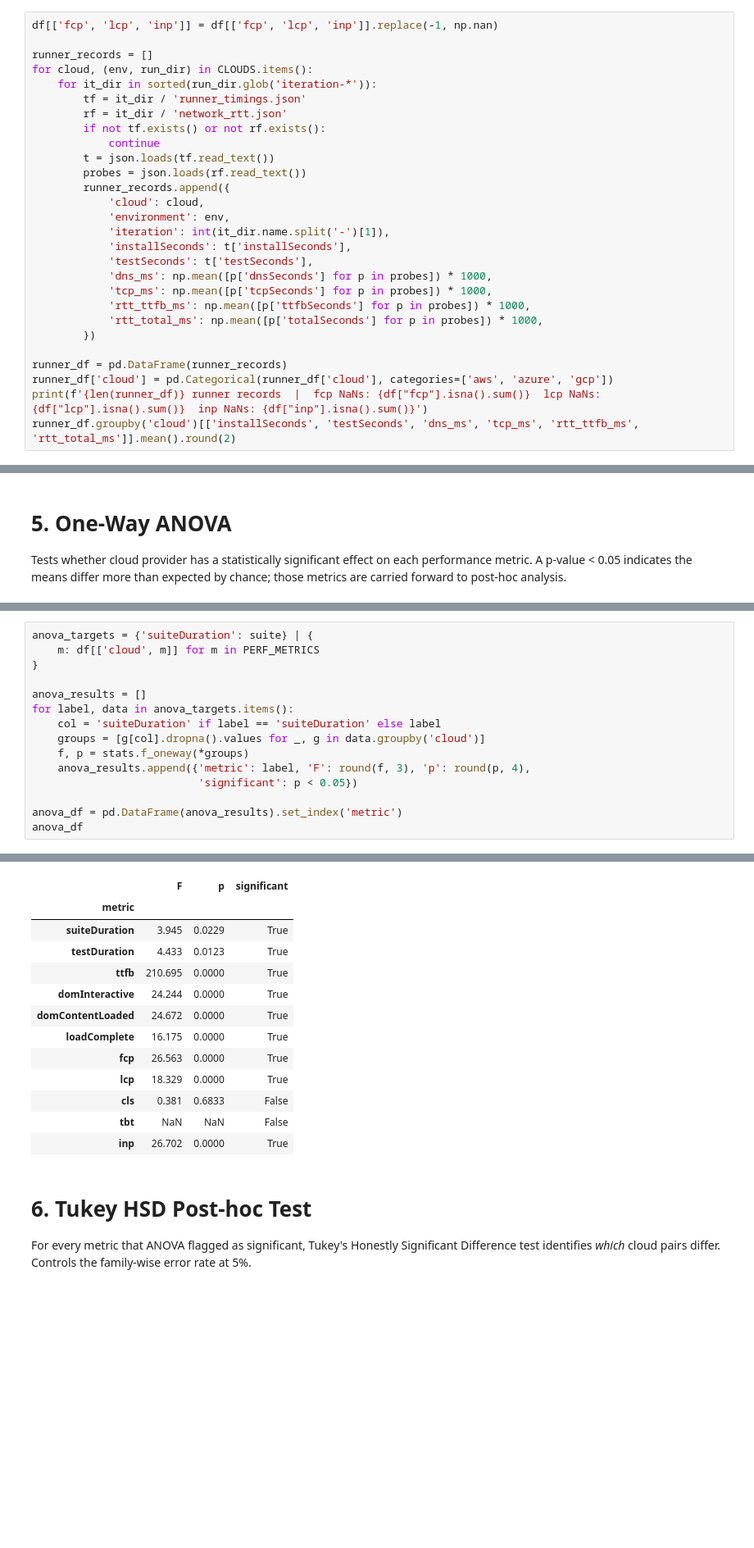
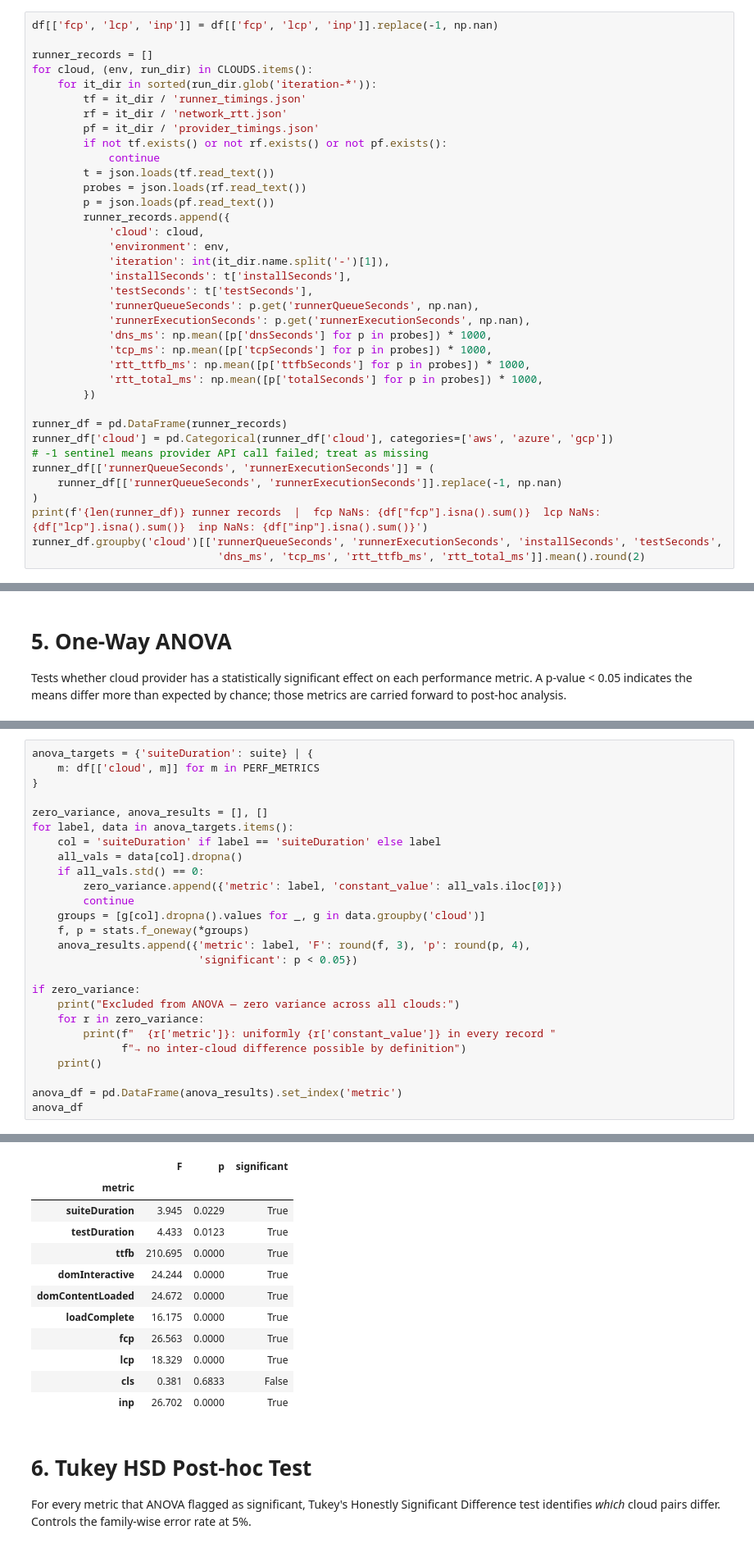
Before and after one commit to asuujx/master-thesis, a Jupyter notebook: data/descriptive.ipynb, the cells around one changed output, grey strips where cells are left out. Shown at 82% size. Cells and saved outputs as stored; diff of their text form; blank space fills up the shorter version.

```diff
--- a/data/descriptive.ipynb
+++ b/data/descriptive.ipynb
@@ -74,16 +74,20 @@ for cloud, (env, run_dir) in CLOUDS.items():
     for it_dir in sorted(run_dir.glob('iteration-*')):
         tf = it_dir / 'runner_timings.json'
         rf = it_dir / 'network_rtt.json'
-        if not tf.exists() or not rf.exists():
+        pf = it_dir / 'provider_timings.json'
+        if not tf.exists() or not rf.exists() or not pf.exists():
             continue
         t = json.loads(tf.read_text())
         probes = json.loads(rf.read_text())
+        p = json.loads(pf.read_text())
         runner_records.append({
             'cloud': cloud,
             'environment': env,
             'iteration': int(it_dir.name.split('-')[1]),
             'installSeconds': t['installSeconds'],
             'testSeconds': t['testSeconds'],
+            'runnerQueueSeconds': p.get('runnerQueueSeconds', np.nan),
+            'runnerExecutionSeconds': p.get('runnerExecutionSeconds', np.nan),
             'dns_ms': np.mean([p['dnsSeconds'] for p in probes]) * 1000,
             'tcp_ms': np.mean([p['tcpSeconds'] for p in probes]) * 1000,
             'rtt_ttfb_ms': np.mean([p['ttfbSeconds'] for p in probes]) * 1000,
@@ -92,7 +96,12 @@ for cloud, (env, run_dir) in CLOUDS.items():
 
 runner_df = pd.DataFrame(runner_records)
 runner_df['cloud'] = pd.Categorical(runner_df['cloud'], categories=['aws', 'azure', 'gcp'])
+# -1 sentinel means provider API call failed; treat as missing
+runner_df[['runnerQueueSeconds', 'runnerExecutionSeconds']] = (
+    runner_df[['runnerQueueSeconds', 'runnerExecutionSeconds']].replace(-1, np.nan)
+)
 print(f'{len(runner_df)} runner records  |  fcp NaNs: {df["fcp"].isna().sum()}  lcp NaNs: {df["lcp"].isna().sum()}  inp NaNs: {df["inp"].isna().sum()}')
-runner_df.groupby('cloud')[['installSeconds', 'testSeconds', 'dns_ms', 'tcp_ms', 'rtt_ttfb_ms', 'rtt_total_ms']].mean().round(2)
+runner_df.groupby('cloud')[['runnerQueueSeconds', 'runnerExecutionSeconds', 'installSeconds', 'testSeconds',
+                             'dns_ms', 'tcp_ms', 'rtt_ttfb_ms', 'rtt_total_ms']].mean().round(2)
 # %% [output]
 90 runner records  |  fcp NaNs: 72  lcp NaNs: 76  inp NaNs: 345
@@ -194,14 +337,25 @@ anova_targets = {'suiteDuration': suite} | {
     m: df[['cloud', m]] for m in PERF_METRICS
 }
 
-anova_results = []
+zero_variance, anova_results = [], []
 for label, data in anova_targets.items():
     col = 'suiteDuration' if label == 'suiteDuration' else label
+    all_vals = data[col].dropna()
+    if all_vals.std() == 0:
+        zero_variance.append({'metric': label, 'constant_value': all_vals.iloc[0]})
+        continue
     groups = [g[col].dropna().values for _, g in data.groupby('cloud')]
     f, p = stats.f_oneway(*groups)
     anova_results.append({'metric': label, 'F': round(f, 3), 'p': round(p, 4),
                           'significant': p < 0.05})
 
+if zero_variance:
+    print("Excluded from ANOVA — zero variance across all clouds:")
+    for r in zero_variance:
+        print(f"  {r['metric']}: uniformly {r['constant_value']} in every record "
+              f"→ no inter-cloud difference possible by definition")
+    print()
+
 anova_df = pd.DataFrame(anova_results).set_index('metric')
 anova_df
 # %% [output]
@@ -208,15 +364,14 @@ anova_df
 |  | F | p | significant |
 | metric |  |  |  |
 | suiteDuration | 3.945 | 0.0229 | True |
 | testDuration | 4.433 | 0.0123 | True |
 | ttfb | 210.695 | 0.0000 | True |
 | domInteractive | 24.244 | 0.0000 | True |
 | domContentLoaded | 24.672 | 0.0000 | True |
 | loadComplete | 16.175 | 0.0000 | True |
 | fcp | 26.563 | 0.0000 | True |
 | lcp | 18.329 | 0.0000 | True |
 | cls | 0.381 | 0.6833 | False |
-| tbt | NaN | NaN | False |
 | inp | 26.702 | 0.0000 | True |
 # %% [markdown]
 # 6. Tukey HSD Post-hoc Test
```
Also changed, not shown: parts of 14 cells of this notebook.
